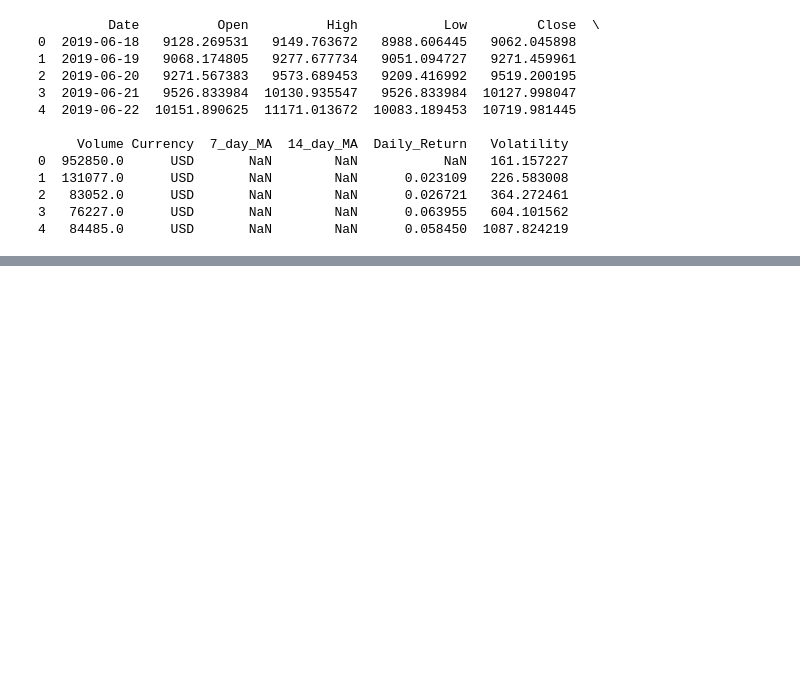
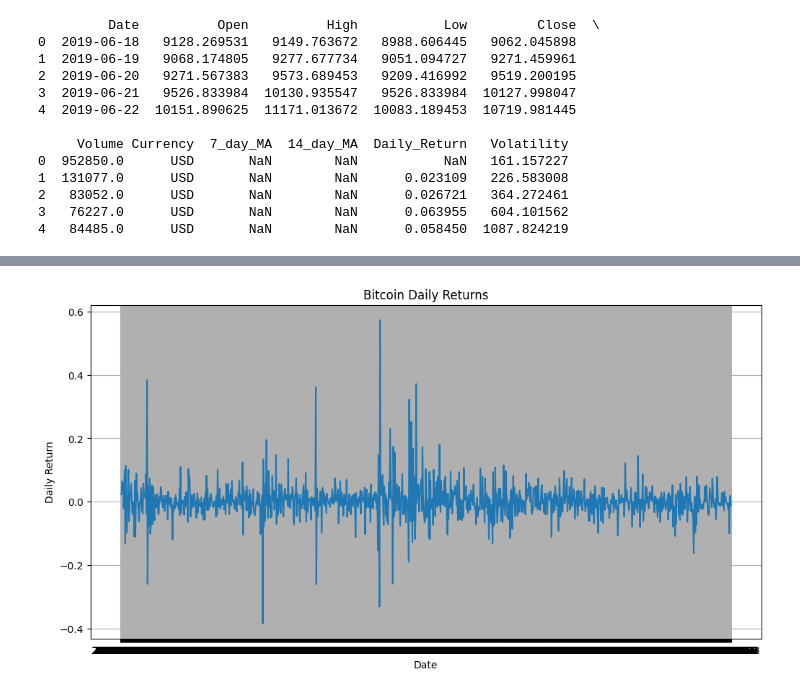
Before and after one commit to Shamiul-693/Predicting-Cryptocurrency-Prices, a Jupyter notebook: Predicting_Cryptocurrency_Prices.ipynb, the cells around one changed output, grey strips where cells are left out. Saved outputs shown, nothing was run; the diff lists cells and outputs as text; code cells hidden in the pictures; blank space fills up the shorter version.

```diff
--- a/Predicting_Cryptocurrency_Prices.ipynb
+++ b/Predicting_Cryptocurrency_Prices.ipynb
@@ -121,0 +184,11 @@ print(df.head())
+# %%
+# Visualize daily returns
+plt.figure(figsize=(12, 6))
+plt.plot(df['Date'], df['Daily_Return'])
+plt.xlabel('Date')
+plt.ylabel('Daily Return')
+plt.title('Bitcoin Daily Returns')
+plt.grid(True)
+plt.show()
+# %% [output]
+[figure, added]
```
Also changed, not shown: parts of 3 cells of this notebook.
